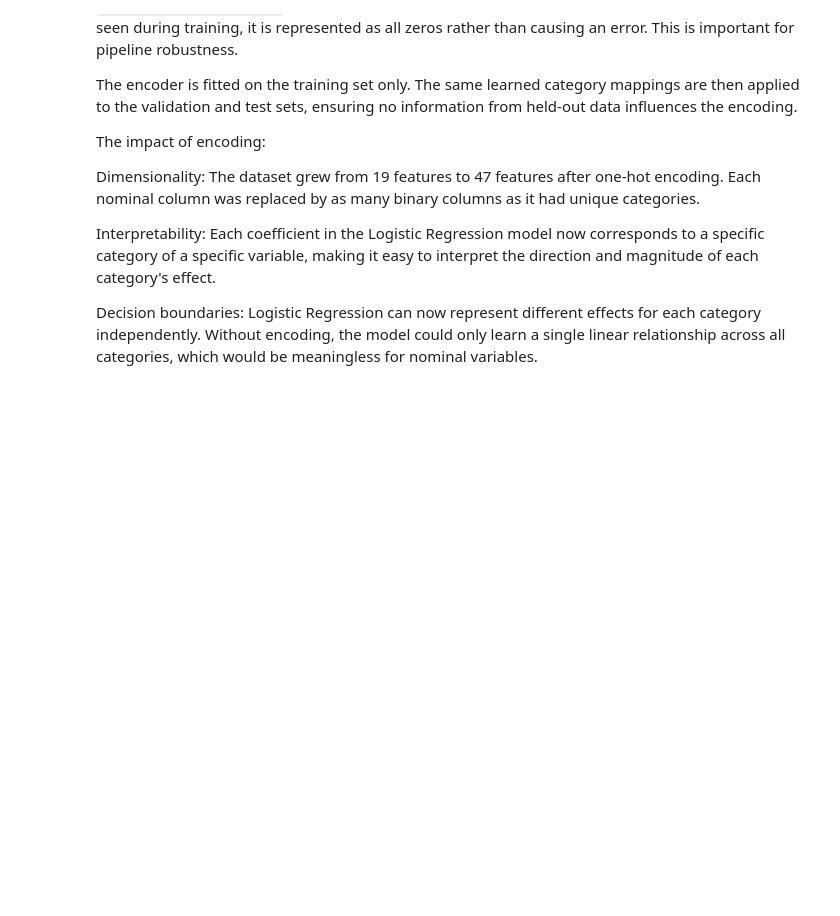
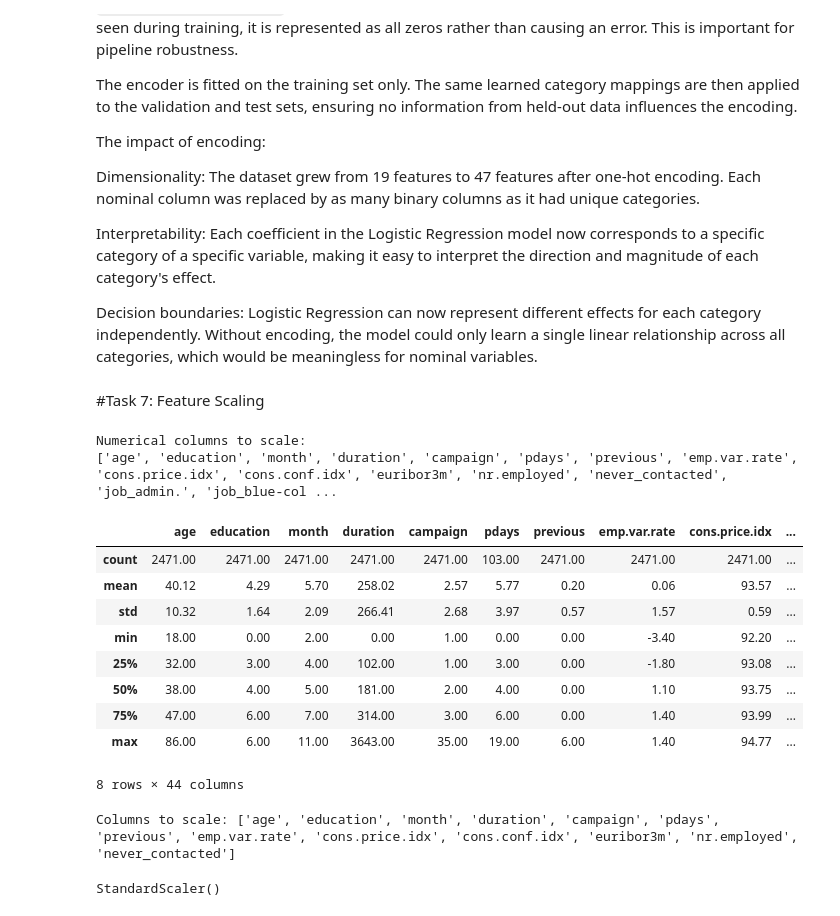
Before and after one commit to Allaawii/Assignment_1_ML_Foundations, a Jupyter notebook: assignment_1_Ali_Samara.ipynb, the cells around one changed output. Cells and saved outputs as stored; diff of their text form; code cells hidden in the pictures; blank space fills up the shorter version.

Commit message:
Finished task 7

```diff
--- a/assignment_1_Ali_Samara.ipynb
+++ b/assignment_1_Ali_Samara.ipynb
@@ -741,6 +737,11 @@ X_train = pd.concat([X_train.drop(columns=nominal_cols), ohe_train], axis=1)
 X_val = pd.concat([X_val.drop(columns=nominal_cols), ohe_val], axis=1)
 X_test = pd.concat([X_test.drop(columns=nominal_cols), ohe_test], axis=1)
 
+# Reattach never_contacted after concat rebuild
+X_train['never_contacted'] = (df.loc[X_train.index, 'pdays'] == 999).astype(int)
+X_val['never_contacted'] = (df.loc[X_val.index, 'pdays'] == 999).astype(int)
+X_test['never_contacted'] = (df.loc[X_test.index, 'pdays'] == 999).astype(int)
+
 print(f"New shape after encoding: {X_train.shape}")
 print(f"New columns: {X_train.columns.tolist()}")
 # %% [output]
@@ -776,3 +777,41 @@ Decision boundaries: Logistic Regression can now represent different
 effects for each category independently. Without encoding, the model could
 only learn a single linear relationship across all categories, which would
 be meaningless for nominal variables.
+# %% [markdown]
+#Task 7: Feature Scaling
+# %%
+numerical_cols = X_train.select_dtypes(include='number').columns.tolist()
+print("Numerical columns to scale:")
+print(numerical_cols)
+# %% [output]
+Numerical columns to scale:
+['age', 'education', 'month', 'duration', 'campaign', 'pdays', 'previous', 'emp.var.rate', 'cons.price.idx', 'cons.conf.idx', 'euribor3m', 'nr.employed', 'never_contacted', 'job_admin.', 'job_blue-col ...
+# %%
+X_train[numerical_cols].describe().round(2)
+# %% [output]
+|  | age | education | month | duration | campaign | pdays | previous | emp.var.rate | cons.price.idx | ... |
+| count | 2471.00 | 2471.00 | 2471.00 | 2471.00 | 2471.00 | 103.00 | 2471.00 | 2471.00 | 2471.00 | ... |
+| mean | 40.12 | 4.29 | 5.70 | 258.02 | 2.57 | 5.77 | 0.20 | 0.06 | 93.57 | ... |
+| std | 10.32 | 1.64 | 2.09 | 266.41 | 2.68 | 3.97 | 0.57 | 1.57 | 0.59 | ... |
+| min | 18.00 | 0.00 | 2.00 | 0.00 | 1.00 | 0.00 | 0.00 | -3.40 | 92.20 | ... |
+| 25% | 32.00 | 3.00 | 4.00 | 102.00 | 1.00 | 3.00 | 0.00 | -1.80 | 93.08 | ... |
+| 50% | 38.00 | 4.00 | 5.00 | 181.00 | 2.00 | 4.00 | 0.00 | 1.10 | 93.75 | ... |
+| 75% | 47.00 | 6.00 | 7.00 | 314.00 | 3.00 | 6.00 | 0.00 | 1.40 | 93.99 | ... |
+| max | 86.00 | 6.00 | 11.00 | 3643.00 | 35.00 | 19.00 | 6.00 | 1.40 | 94.77 | ... |
+8 rows × 44 columns
+# %%
+# Only scale continuous numerical columns, not binary OHE columns
+cols_to_scale = ['age', 'education', 'month', 'duration', 'campaign',
+                 'pdays', 'previous', 'emp.var.rate', 'cons.price.idx',
+                 'cons.conf.idx', 'euribor3m', 'nr.employed', 'never_contacted']
+
+print("Columns to scale:", cols_to_scale)
+# %% [output]
+Columns to scale: ['age', 'education', 'month', 'duration', 'campaign', 'pdays', 'previous', 'emp.var.rate', 'cons.price.idx', 'cons.conf.idx', 'euribor3m', 'nr.employed', 'never_contacted']
+# %%
+from sklearn.preprocessing import StandardScaler
+
+scaler = StandardScaler()
+scaler.fit(X_train[cols_to_scale])
+# %% [output]
+StandardScaler()
```
Also changed, not shown: parts of 4 cells of this notebook.
